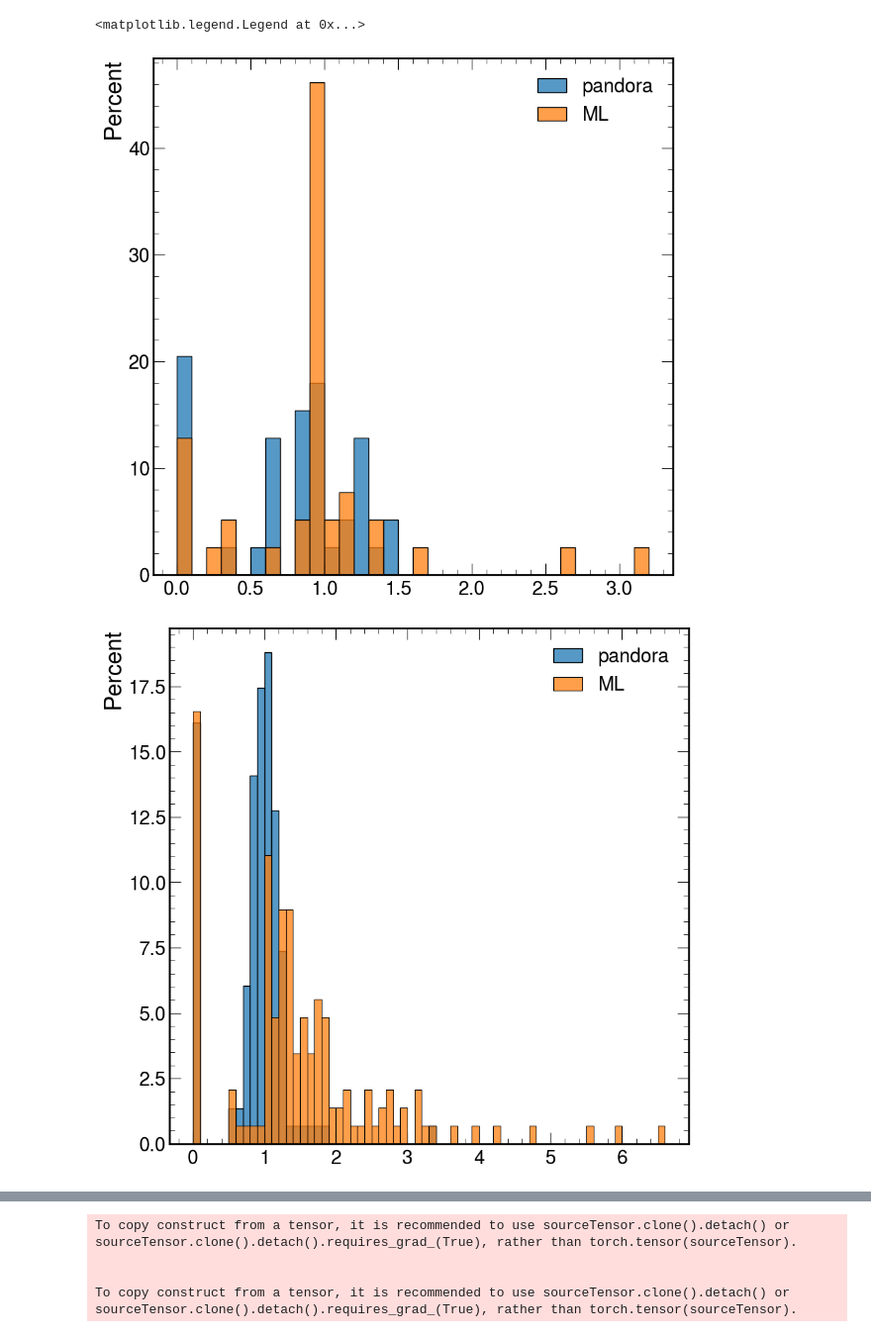
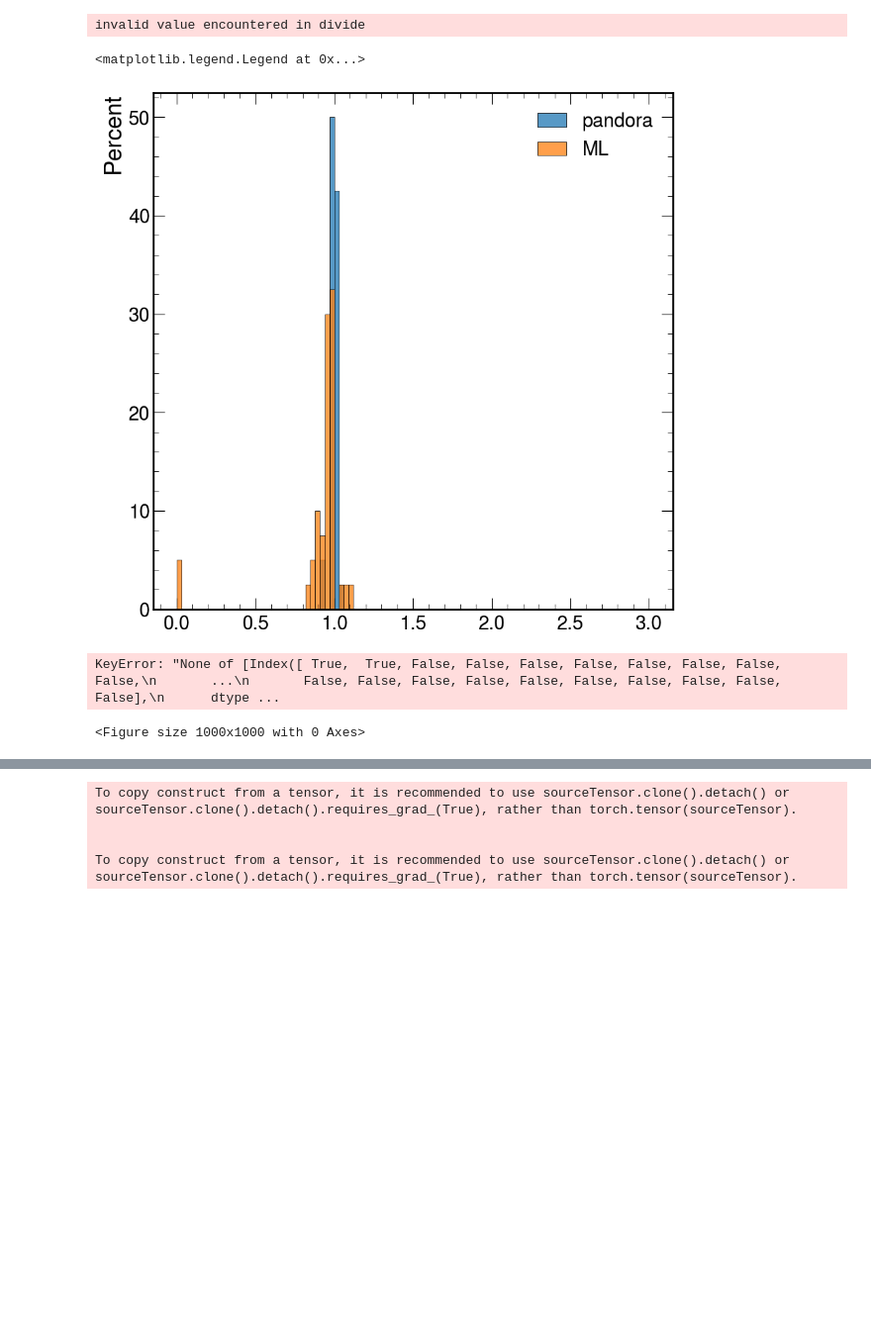
Before and after one commit to selvaggi/mlpf, a Jupyter notebook: notebooks/8_explore_output_mlpf.ipynb, the cells around one changed output, grey strips where cells are left out. Shown at 99% size. Saved outputs shown, nothing was run; the diff lists cells and outputs as text; code cells hidden in the pictures; blank space fills up the shorter version.

```diff
--- a/notebooks/8_explore_output_mlpf.ipynb
+++ b/notebooks/8_explore_output_mlpf.ipynb
@@ -29,19 +80,30 @@ sd_hgb1, matched_hgbq1 = open_mlpf_dataframe(path_hgcal, False)
+# %%
+import seaborn as sns
+bins = np.linspace(0,3,100)
+plt.figure()
+sns.histplot((pandora_sd.pandora_calibrated_pfo.values)/(pandora_sd.true_showers_E.values), stat="percent", bins=bins, label="pandora")
+sns.histplot((ML_sd.calibrated_E.values)/(ML_sd.true_showers_E.values), stat="percent", bins=bins, label="ML")
+plt.legend()
+# %% [output]
+invalid value encountered in divide
+<matplotlib.legend.Legend at 0x...>
+[figure, added]
 # %%
 import seaborn as sns
+bins = np.linspace(0,3,100)
 plt.figure()
-sns.histplot((sd_hgb1[sd_hgb1.pid==211].pandora_calibrated_pfo.values)/(sd_hgb1[sd_hgb1.pid==211].true_showers_E.values), stat="percent", binwidth=0.1, label="pandora")
-sns.histplot((sd_hgb[sd_hgb.pid==211].calibrated_E.values)/(sd_hgb[sd_hgb.pid==211].true_showers_E.values), stat="percent", binwidth=0.1, label="ML")
+sns.histplot((sd_hgb1[mask_easy_decays][mask1].pandora_calibrated_pfo.values)/(sd_hgb1[mask_easy_decays][mask1].true_showers_E.values), stat="percent", bins=bins, label="pandora")
+sns.histplot((sd_hgb[mask_easy_decays][mask1].calibrated_E.values)/(sd_hgb[mask_easy_decays][mask1].true_showers_E.values), stat="percent", bins=bins, label="ML")
 plt.legend()
 
-import seaborn as sns
-plt.figure()
-sns.histplot((sd_hgb1[sd_hgb1.pid==22].pandora_calibrated_pfo.values)/(sd_hgb1[sd_hgb1.pid==22].true_showers_E.values), stat="percent", binwidth=0.1, label="pandora")
-sns.histplot((sd_hgb[sd_hgb.pid==22].calibrated_E.values)/(sd_hgb[sd_hgb.pid==22].true_showers_E.values), stat="percent", binwidth=0.1, label="ML")
-plt.legend()
+# import seaborn as sns
+# plt.figure()
+# sns.histplot((sd_hgb1[sd_hgb1.pid==22].pandora_calibrated_pfo.values)/(sd_hgb1[sd_hgb1.pid==22].true_showers_E.values), stat="percent", binwidth=0.1, label="pandora")
+# sns.histplot((sd_hgb[sd_hgb.pid==22].calibrated_E.values)/(sd_hgb[sd_hgb.pid==22].true_showers_E.values), stat="percent", binwidth=0.1, label="ML")
+# plt.legend()
 # %% [output]
-<matplotlib.legend.Legend at 0x...>
+KeyError: "None of [Index([ True,  True, False, False, False, False, False, False, False, False,\n       ...\n       False, False, False, False, False, False, False, False, False, False],\n      dtype ...
-[figure, removed]
-[figure, removed]
+<Figure size 1000x1000 with 0 Axes>
 # %%
 # from src.utils.inference.per_particle_metrics import create_eff_dic_pandora, create_eff_dic
 # photons_dic = create_eff_dic_pandora(sd_hgb1, 211)
```
Also changed, not shown: parts of 18 cells of this notebook.
